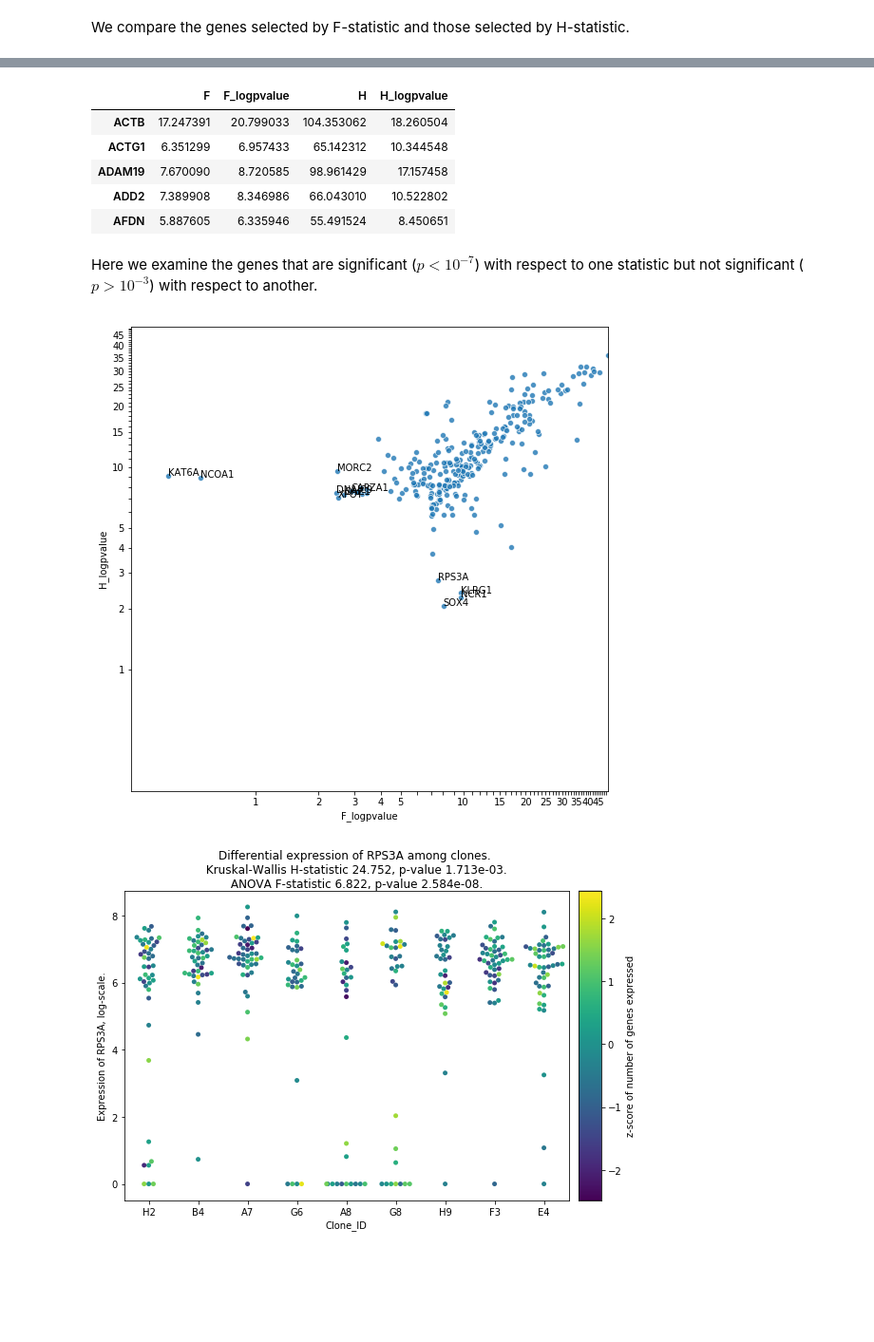
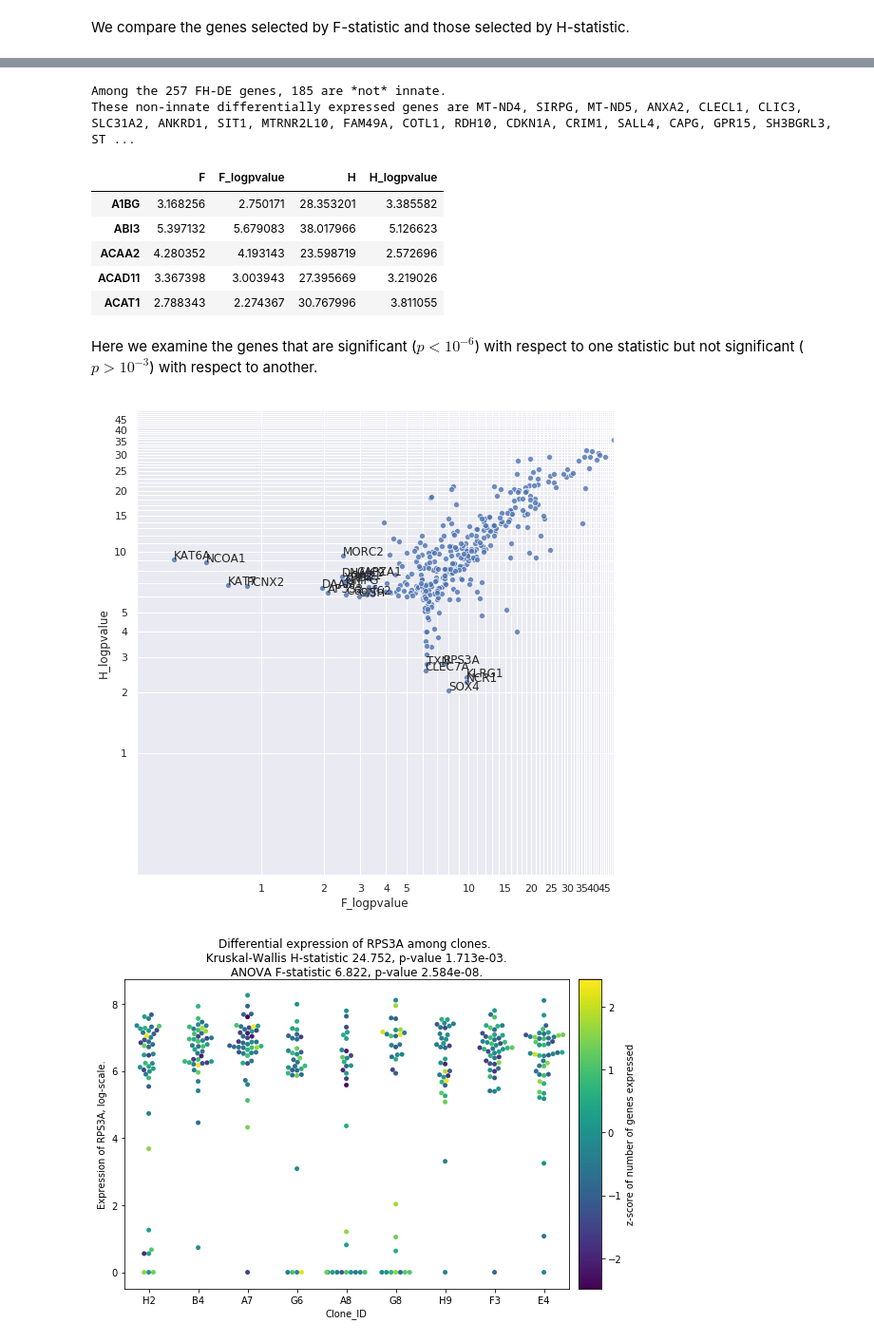
Before and after one commit to MartyWeissman/Clones, a Jupyter notebook: P1902 Analysis.ipynb, the cells around one changed output, grey strips where cells are left out. Shown at 95% size. Saved outputs shown, nothing was run; the diff lists cells and outputs as text; code cells hidden in the pictures; blank space fills up the shorter version.

```diff
--- a/P1902 Analysis.ipynb
+++ b/P1902 Analysis.ipynb
@@ -1370,45 +1333,54 @@ The 229 F-DE genes and 260 H-DE genes intersect in 201 FH-DE genes: ID2, ADAM19,
+# %%
+genes_FH_noninnate = [gene for gene in genes_FH if gene not in genes_innate]
+print('Among the {} FH-DE genes, {} are *not* innate.'.format(len(genes_FH), len(genes_FH_noninnate)) )
+print('These non-innate differentially expressed genes are {}.'.format(', '.join(genes_FH_noninnate)))
+# %% [output]
+Among the 257 FH-DE genes, 185 are *not* innate.
+These non-innate differentially expressed genes are MT-ND4, SIRPG, MT-ND5, ANXA2, CLECL1, CLIC3, SLC31A2, ANKRD1, SIT1, MTRNR2L10, FAM49A, COTL1, RDH10, CDKN1A, CRIM1, SALL4, CAPG, GPR15, SH3BGRL3, ST ...
 # %%
 FH_frame = pd.concat([F_frame, H_frame], axis=1)
 FH_frame.columns = ['F', 'F_logpvalue', 'H', 'H_logpvalue']
 FH_frame.F_logpvalue = -np.log(FH_frame.F_logpvalue) / np.log(10)
 FH_frame.H_logpvalue = -np.log(FH_frame.H_logpvalue) / np.log(10)
-FH_frame = FH_frame[ (FH_frame.F_logpvalue > 7) | (FH_frame.H_logpvalue > 7) ]
+FH_frame = FH_frame[ (FH_frame.F_logpvalue > 3) | (FH_frame.H_logpvalue > 3) ]
 FH_frame.head()
 # %% [output]
 |  | F | F_logpvalue | H | H_logpvalue |
-| ACTB | 17.247391 | 20.799033 | 104.353062 | 18.260504 |
-| ACTG1 | 6.351299 | 6.957433 | 65.142312 | 10.344548 |
-| ADAM19 | 7.670090 | 8.720585 | 98.961429 | 17.157458 |
-| ADD2 | 7.389908 | 8.346986 | 66.043010 | 10.522802 |
-| AFDN | 5.887605 | 6.335946 | 55.491524 | 8.450651 |
+| A1BG | 3.168256 | 2.750171 | 28.353201 | 3.385582 |
+| ABI3 | 5.397132 | 5.679083 | 38.017966 | 5.126623 |
+| ACAA2 | 4.280352 | 4.193143 | 23.598719 | 2.572696 |
+| ACAD11 | 3.367398 | 3.003943 | 27.395669 | 3.219026 |
+| ACAT1 | 2.788343 | 2.274367 | 30.767996 | 3.811055 |
 # %% [markdown]
-Here we examine the genes that are significant ($p < 10^{-7}$) with respect to one statistic but not significant ($p > 10^{-3}$) with respect to another.
+Here we examine the genes that are significant ($p < 10^{-6}$) with respect to one statistic but not significant ($p > 10^{-3}$) with respect to another.
 # %%
 fix,ax = plt.subplots(figsize=(9,9))
-sns.scatterplot(x='F_logpvalue', y='H_logpvalue', data=FH_frame, alpha=0.8, ax=ax)
+FH_frame6 = FH_frame[ (FH_frame.F_logpvalue > 6) | (FH_frame.H_logpvalue > 6) ]
+sns.scatterplot(x='F_logpvalue', y='H_logpvalue',
+                data=FH_frame6, alpha=0.8, ax=ax)
 
 ax.set_xscale('log')
 ax.set_yscale('log')
 ax.set_xbound(0.25,50)
 ax.set_ybound(0.25,50)
 
 ax.set_xticks(range(1,50))
 ax.set_yticks(range(1,50))
 ll = list(range(1,50))
 for j in range(len(ll)):
     if (ll[j]%5 != 0) and (ll[j] > 5):
         ll[j] = ''
 ax.set_xticklabels(ll)
 ax.set_yticklabels(ll)
 ax.minorticks_off()
 
-for gene in FH_frame.index:
-    if (FH_frame.loc[gene].F_logpvalue < 3) or (FH_frame.loc[gene].H_logpvalue < 3):
-        ax.text(FH_frame.loc[gene].F_logpvalue, FH_frame.loc[gene].H_logpvalue, gene)
+for gene in FH_frame6.index:
+    if (FH_frame6.loc[gene].F_logpvalue < 3) or (FH_frame6.loc[gene].H_logpvalue < 3):
+        ax.text(FH_frame6.loc[gene].F_logpvalue, FH_frame6.loc[gene].H_logpvalue, gene)
 
 
 
 plt.show()
 # %% [output]
-[figure, old version]
+[figure, new version]
 # %%
```
Also changed, not shown: parts of 140 cells of this notebook, 1 other file.
